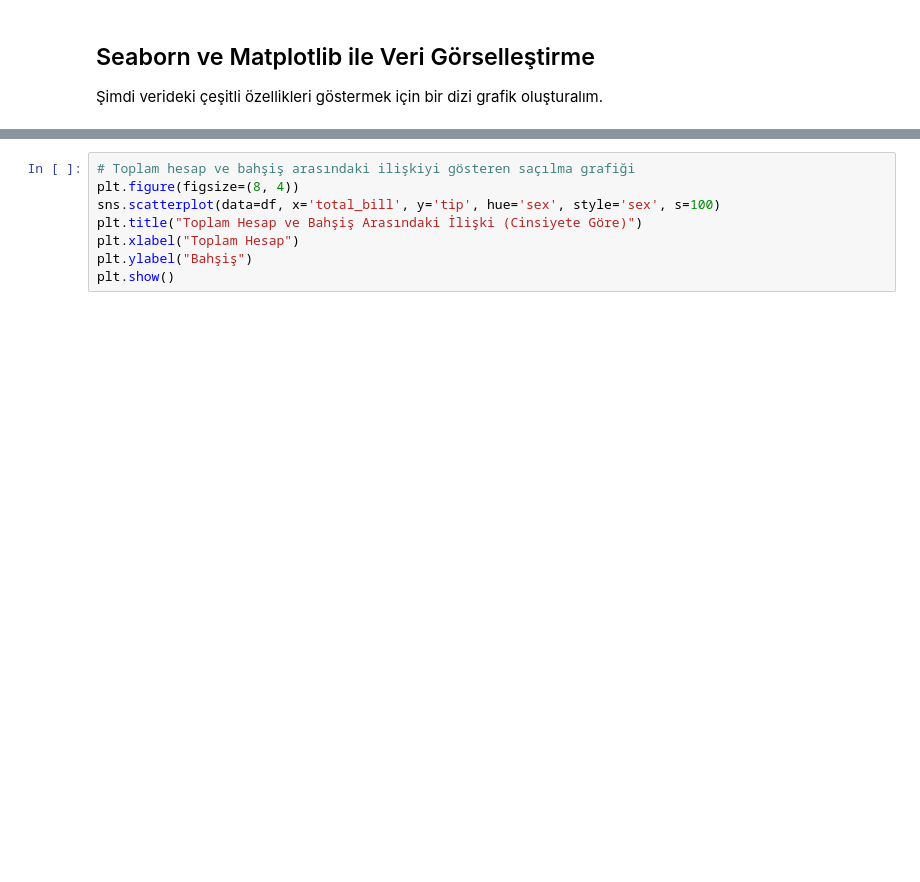
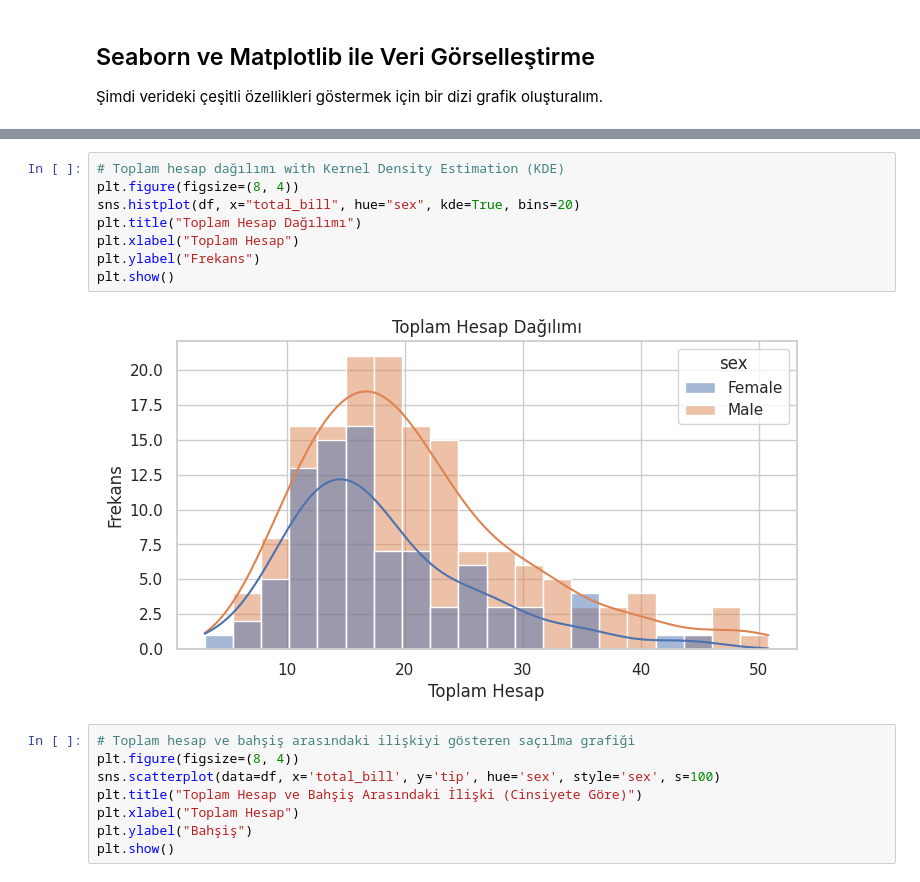
Before and after one commit to onuralpArsln/MlAiTutorialProjects, a Jupyter notebook: 12-VideoSources/seabornVis.ipynb, the cells around one changed output, grey strips where cells are left out. Saved outputs shown, nothing was run; the diff lists cells and outputs as text; blank space fills up the shorter version.

```diff
--- a/12-VideoSources/seabornVis.ipynb
+++ b/12-VideoSources/seabornVis.ipynb
@@ -111,3 +111,13 @@ plt.show()
+# %%
+# Toplam hesap dağılımı with Kernel Density Estimation (KDE)
+plt.figure(figsize=(8, 4))
+sns.histplot(df, x="total_bill", hue="sex", kde=True, bins=20)
+plt.title("Toplam Hesap Dağılımı")
+plt.xlabel("Toplam Hesap")
+plt.ylabel("Frekans")
+plt.show()
+# %% [output]
+[figure, added]
 # %%
 # Toplam hesap ve bahşiş arasındaki ilişkiyi gösteren saçılma grafiği
 plt.figure(figsize=(8, 4))
```
Also changed, not shown: parts of 1 cell of this notebook.
